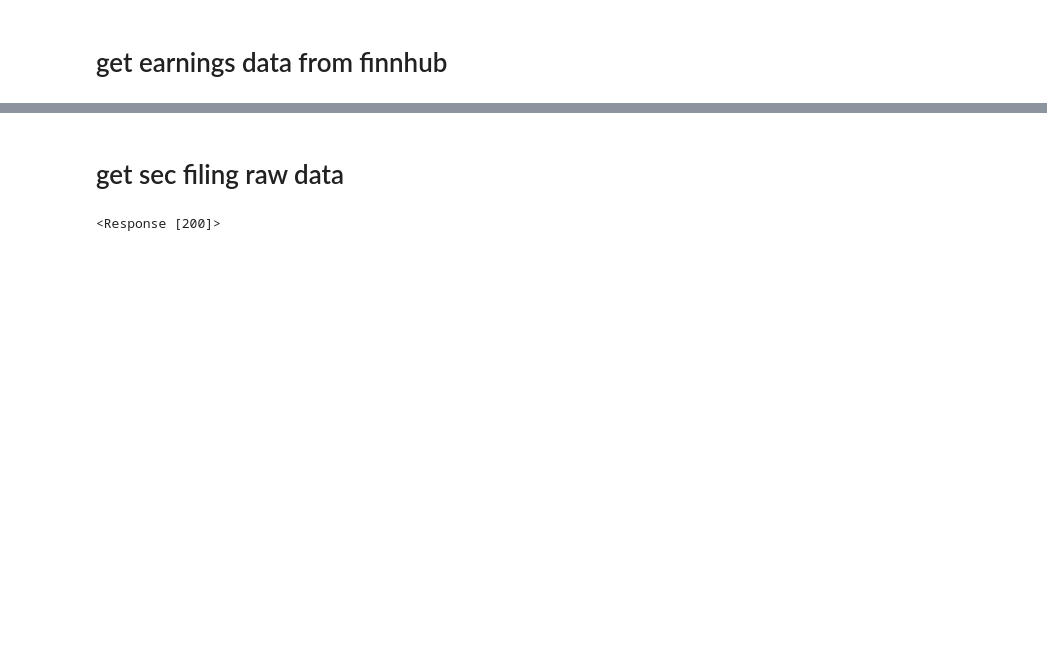
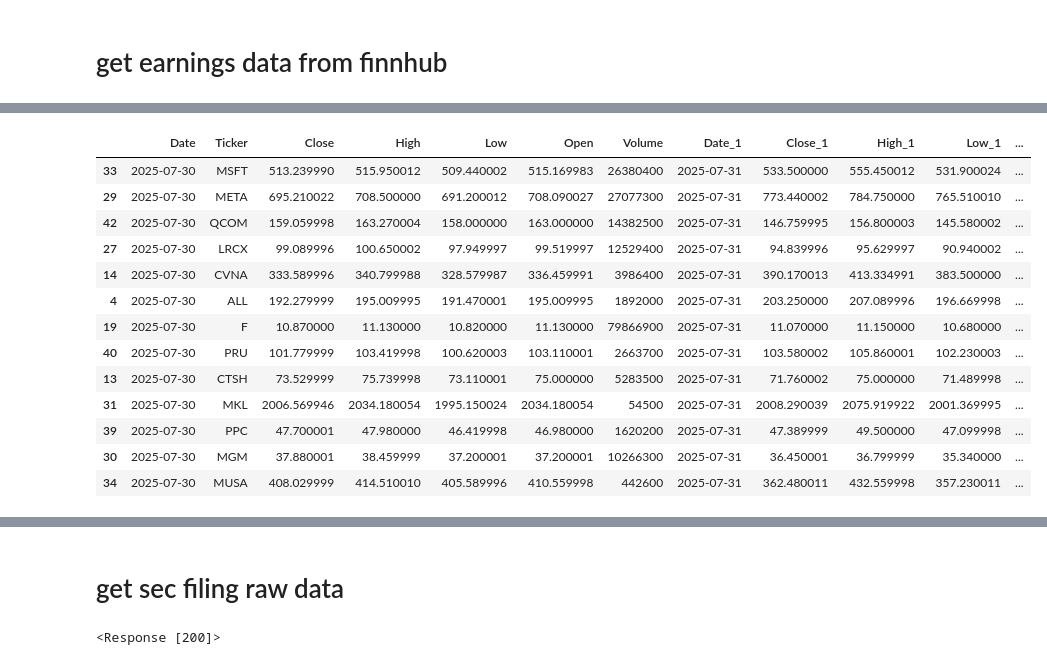
Before and after one commit to jiongmumu/TradingAgents, a Jupyter notebook: tradingagents/dataflows/test_utils.ipynb, the cells around one changed output, grey strips where cells are left out. Cells and saved outputs as stored; diff of their text form; code cells hidden in the pictures; blank space fills up the shorter version.

```diff
--- a/tradingagents/dataflows/test_utils.ipynb
+++ b/tradingagents/dataflows/test_utils.ipynb
@@ -84,5 +109,4 @@ earnings['transcript'].to_json()
 # %%
 import yfinance as yf
-ticker = yf.Ticker("AAPL")
-data = yf.download("AAPL", period="1y", interval="1d", multi_level_index=False)
+stock_data = yf.download(dfep.symbol.tolist(), period='1y').stack(level=1).reset_index()
 # %% [output]
@@ -106,0 +114,16 @@ candle_utils.call_openai_with_image_path('meta_candle.png',
+# %%
+earning_release_date = '2025-07-30'
+next_day = '2025-07-31'
+
+df_ep_p = stock_data.query(f'Date == "{earning_release_date}"').merge(stock_data.query(f'Date == "{next_day}"'), on = 'Ticker', suffixes=['', '_1'] ).merge(dfep, left_on = 'Ticker', right_on='symbol')
+# %%
+df_ep_p['change_next_day'] = (df_ep_p['Open_1']- df_ep_p['Close'])/df_ep_p['Close']
+# %%
+
+# Show all rows and columns
+pd.set_option('display.max_rows', None)
+pd.set_option('display.max_columns', None)
+pd.set_option('display.width', None)
+pd.set_option('display.max_colwidth', None)
+pd.set_option('display.max_seq_items', None)  # For lists/arrays
+print(df_ep_p.columns)
@@ -106,0 +148,19 @@ candle_utils.call_openai_with_image_path('meta_candle.png',
+# %%
+# from finnhub, market cap column is marketCapitalization
+# yahoo finance, market cap column is marketCap
+df_ep_p.query("hour=='amc'").query(f'date == "{earning_release_date}"').sort_values('marketCapitalization', ascending=False)
+# %% [output]
+|  | Date | Ticker | Close | High | Low | Open | Volume | Date_1 | Close_1 | High_1 | Low_1 | ... |
+| 33 | 2025-07-30 | MSFT | 513.239990 | 515.950012 | 509.440002 | 515.169983 | 26380400 | 2025-07-31 | 533.500000 | 555.450012 | 531.900024 | ... |
+| 29 | 2025-07-30 | META | 695.210022 | 708.500000 | 691.200012 | 708.090027 | 27077300 | 2025-07-31 | 773.440002 | 784.750000 | 765.510010 | ... |
+| 42 | 2025-07-30 | QCOM | 159.059998 | 163.270004 | 158.000000 | 163.000000 | 14382500 | 2025-07-31 | 146.759995 | 156.800003 | 145.580002 | ... |
+| 27 | 2025-07-30 | LRCX | 99.089996 | 100.650002 | 97.949997 | 99.519997 | 12529400 | 2025-07-31 | 94.839996 | 95.629997 | 90.940002 | ... |
+| 14 | 2025-07-30 | CVNA | 333.589996 | 340.799988 | 328.579987 | 336.459991 | 3986400 | 2025-07-31 | 390.170013 | 413.334991 | 383.500000 | ... |
+| 4 | 2025-07-30 | ALL | 192.279999 | 195.009995 | 191.470001 | 195.009995 | 1892000 | 2025-07-31 | 203.250000 | 207.089996 | 196.669998 | ... |
+| 19 | 2025-07-30 | F | 10.870000 | 11.130000 | 10.820000 | 11.130000 | 79866900 | 2025-07-31 | 11.070000 | 11.150000 | 10.680000 | ... |
+| 40 | 2025-07-30 | PRU | 101.779999 | 103.419998 | 100.620003 | 103.110001 | 2663700 | 2025-07-31 | 103.580002 | 105.860001 | 102.230003 | ... |
+| 13 | 2025-07-30 | CTSH | 73.529999 | 75.739998 | 73.110001 | 75.000000 | 5283500 | 2025-07-31 | 71.760002 | 75.000000 | 71.489998 | ... |
+| 31 | 2025-07-30 | MKL | 2006.569946 | 2034.180054 | 1995.150024 | 2034.180054 | 54500 | 2025-07-31 | 2008.290039 | 2075.919922 | 2001.369995 | ... |
+| 39 | 2025-07-30 | PPC | 47.700001 | 47.980000 | 46.419998 | 46.980000 | 1620200 | 2025-07-31 | 47.389999 | 49.500000 | 47.099998 | ... |
+| 30 | 2025-07-30 | MGM | 37.880001 | 38.459999 | 37.200001 | 37.200001 | 10266300 | 2025-07-31 | 36.450001 | 36.799999 | 35.340000 | ... |
+| 34 | 2025-07-30 | MUSA | 408.029999 | 414.510010 | 405.589996 | 410.559998 | 442600 | 2025-07-31 | 362.480011 | 432.559998 | 357.230011 | ... |
```
Also changed, not shown: parts of 33 cells of this notebook, 11 other files.
